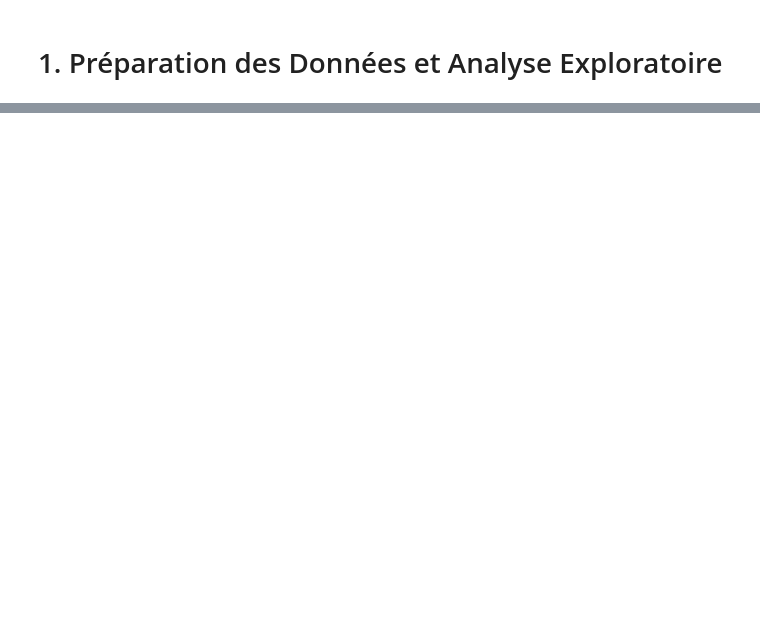
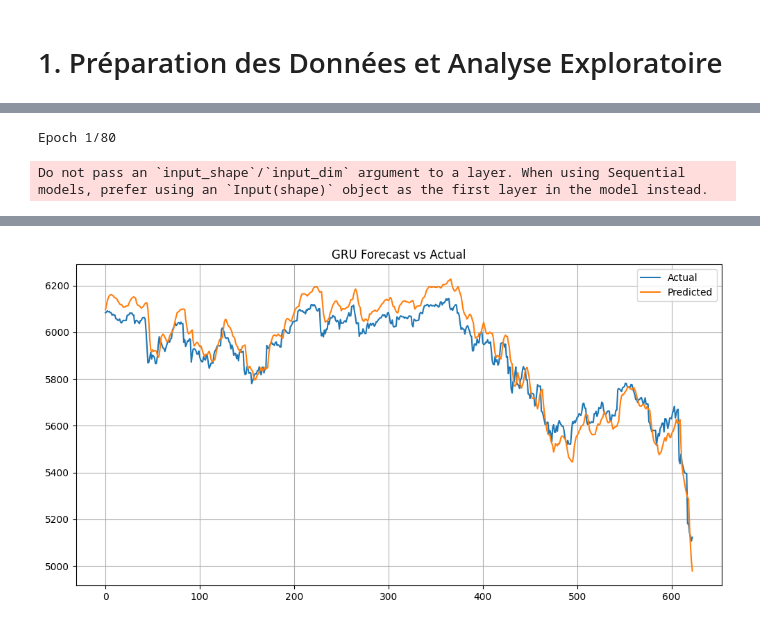
Before and after one commit to JulienBellande/MarketSense, a Jupyter notebook: IA_research.ipynb, the cells around one changed output, grey strips where cells are left out. Saved outputs shown, nothing was run; the diff lists cells and outputs as text; code cells hidden in the pictures; blank space fills up the shorter version.

```diff
--- a/IA_research.ipynb
+++ b/IA_research.ipynb
@@ -145,0 +150,45 @@ df_numeric.corr()
+# %%
+# fonction pour créer une fênetre
+def create_sequences(features, target, seq_length=90):
+    X_seq, y_seq = [], []
+    for i in range(len(features) - seq_length - 1):
+        X_seq.append(features[i:i+seq_length])
+        y_seq.append(target[i+seq_length])
+    return np.array(X_seq), np.array(y_seq)
+
+X_seq, y_seq = create_sequences(X_scaled, y_scaled)
+# %%
+
+X_train, X_test, y_train, y_test = train_test_split(
+    X_seq, y_seq, test_size=0.1, shuffle=False)
+# %%
+import numpy as np
+import pandas as pd
+import matplotlib.pyplot as plt
+
+from sklearn.preprocessing import MinMaxScaler
+from sklearn.model_selection import train_test_split
+
+from tensorflow.keras.models import Sequential
+from tensorflow.keras.layers import GRU, Dense, Dropout, BatchNormalization
+from tensorflow.keras.optimizers import Adam
+from tensorflow.keras.callbacks import EarlyStopping, ReduceLROnPlateau
+
+
+
+
+# GRU
+model = Sequential([
+    GRU(128, input_shape=(X_train.shape[1], X_train.shape[2]), return_sequences=True),
+    Dropout(0.2),
+    GRU(64, return_sequences=False),
+    BatchNormalization(),
+    Dropout(0.2),
+    Dense(16, activation='relu'),
+    Dense(1)
+])
+
+model.compile(optimizer=Adam(learning_rate=0.0001), loss='mse', metrics=['mse'])
+# %% [output]
+Epoch 1/80
+Do not pass an `input_shape`/`input_dim` argument to a layer. When using Sequential models, prefer using an `Input(shape)` object as the first layer in the model instead.
@@ -145,0 +212 @@ df_numeric.corr()
+[figure, added]
```
Also changed, not shown: parts of 26 cells of this notebook, 5 other files.
